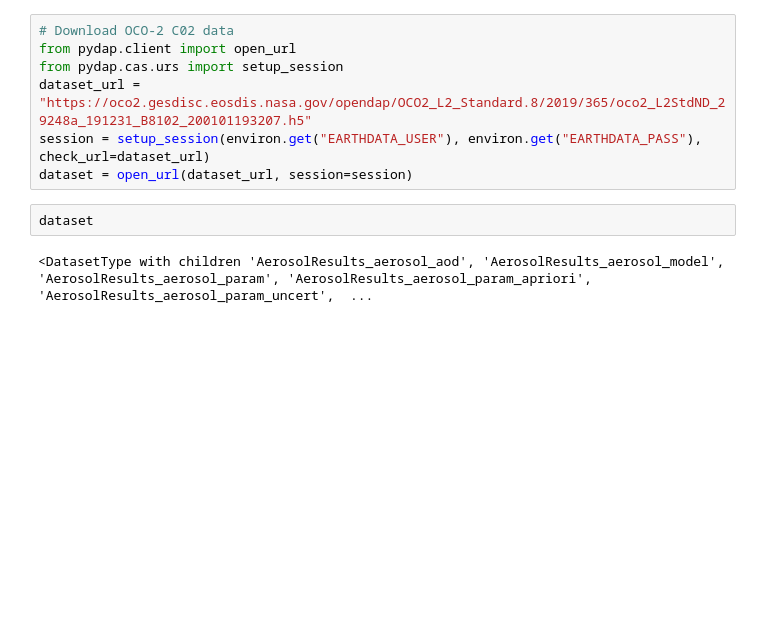
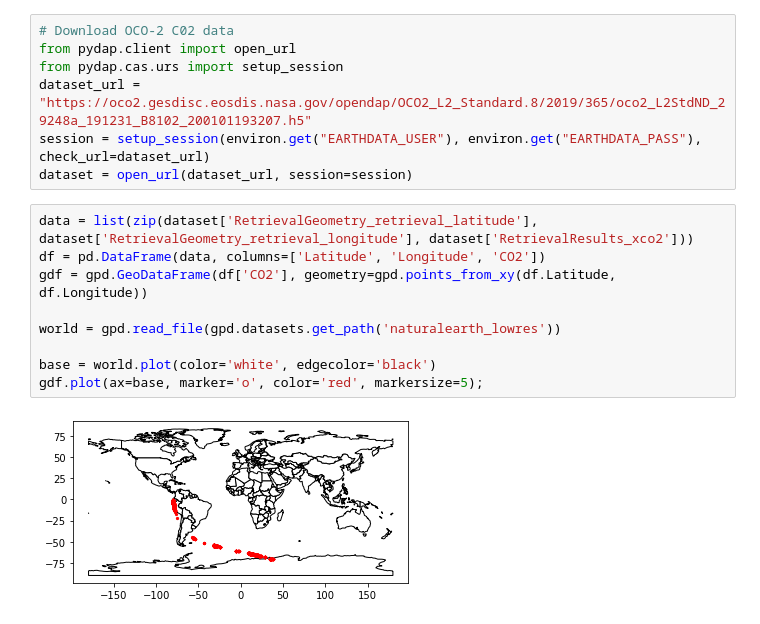
Before and after one commit to pandringa/comp-590-mangroves, a Jupyter notebook: downloads.ipynb, the cells around one changed output. Saved outputs shown, nothing was run; the diff lists cells and outputs as text; blank space fills up the shorter version.

Commit message:
plot sat path

```diff
--- a/downloads.ipynb
+++ b/downloads.ipynb
@@ -73,7 +80,14 @@ from pydap.cas.urs import setup_session
 dataset_url = "https://oco2.gesdisc.eosdis.nasa.gov/opendap/OCO2_L2_Standard.8/2019/365/oco2_L2StdND_29248a_191231_B8102_200101193207.h5"
 session = setup_session(environ.get("EARTHDATA_USER"), environ.get("EARTHDATA_PASS"), check_url=dataset_url)
 dataset = open_url(dataset_url, session=session)
-# %%
-dataset
-# %% [output]
-<DatasetType with children 'AerosolResults_aerosol_aod', 'AerosolResults_aerosol_model', 'AerosolResults_aerosol_param', 'AerosolResults_aerosol_param_apriori', 'AerosolResults_aerosol_param_uncert',  ...
+# %%
+data = list(zip(dataset['RetrievalGeometry_retrieval_latitude'], dataset['RetrievalGeometry_retrieval_longitude'], dataset['RetrievalResults_xco2']))
+df = pd.DataFrame(data, columns=['Latitude', 'Longitude', 'CO2'])
+gdf = gpd.GeoDataFrame(df['CO2'], geometry=gpd.points_from_xy(df.Latitude, df.Longitude))
+
+world = gpd.read_file(gpd.datasets.get_path('naturalearth_lowres'))
+
+base = world.plot(color='white', edgecolor='black')
+gdf.plot(ax=base, marker='o', color='red', markersize=5);
+# %% [output]
+[figure, added]
```
Also changed, not shown: parts of 3 cells of this notebook.
